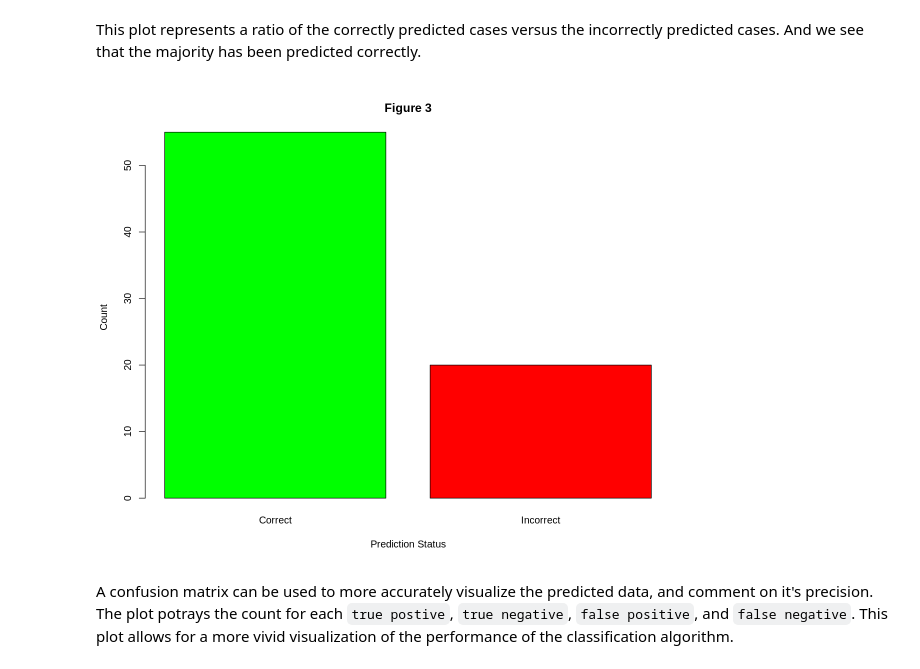
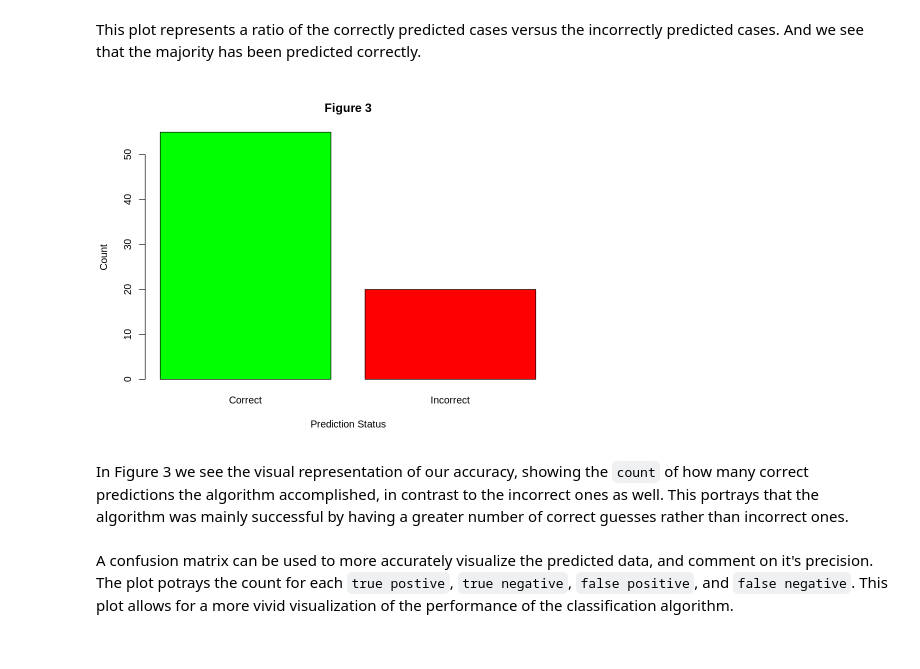
Before and after one commit to nazalturas/data_sci_-group_project, a Jupyter notebook: Group Report.ipynb, the cells around one changed output. Drawn from its saved outputs; the diff is of its cells as text; code cells hidden in the pictures.

```diff
--- a/Group Report.ipynb
+++ b/Group Report.ipynb
@@ -389,18 +367,20 @@ A tibble: 1 × 3
 # %% [markdown]
 This plot represents a ratio of the correctly predicted cases versus the incorrectly predicted cases. And we see that the majority has been predicted correctly.
 # %%
-options(repr.plot.width = 10, repr.plot.height = 8)
+options(repr.plot.width = 8, repr.plot.height = 6)
 
 # Create a new column in the data frame indicating whether the prediction was correct or incorrect
 k_prediction$prediction_status <- ifelse(k_prediction$narrowing == k_prediction$.pred_class, "Correct", "Incorrect")
 
 # Compute the count of correct and incorrect predictions
 prediction_counts <- table(k_prediction$prediction_status)
 
 # Plot a bar chart
 barplot(prediction_counts, xlab = "Prediction Status", ylab = "Count", col = c("green", "red"), main = "Figure 3")
 # %% [output]
-[figure, old version]
+[figure, new version]
+# %% [markdown]
+In Figure 3 we see the visual representation of our accuracy, showing the `count` of how many correct predictions the algorithm accomplished, in contrast to the incorrect ones as well. This portrays that the algorithm was mainly successful by having a greater number of correct guesses rather than incorrect ones.
 # %% [markdown]
 A confusion matrix can be used to more accurately visualize the predicted data, and comment on it's precision. The plot potrays the count for each `true postive`, `true negative`, `false positive`, and `false negative`. This plot allows for a more vivid visualization of the performance of the classification algorithm.
 # %%
```
Also changed, not shown: parts of 9 cells of this notebook.
